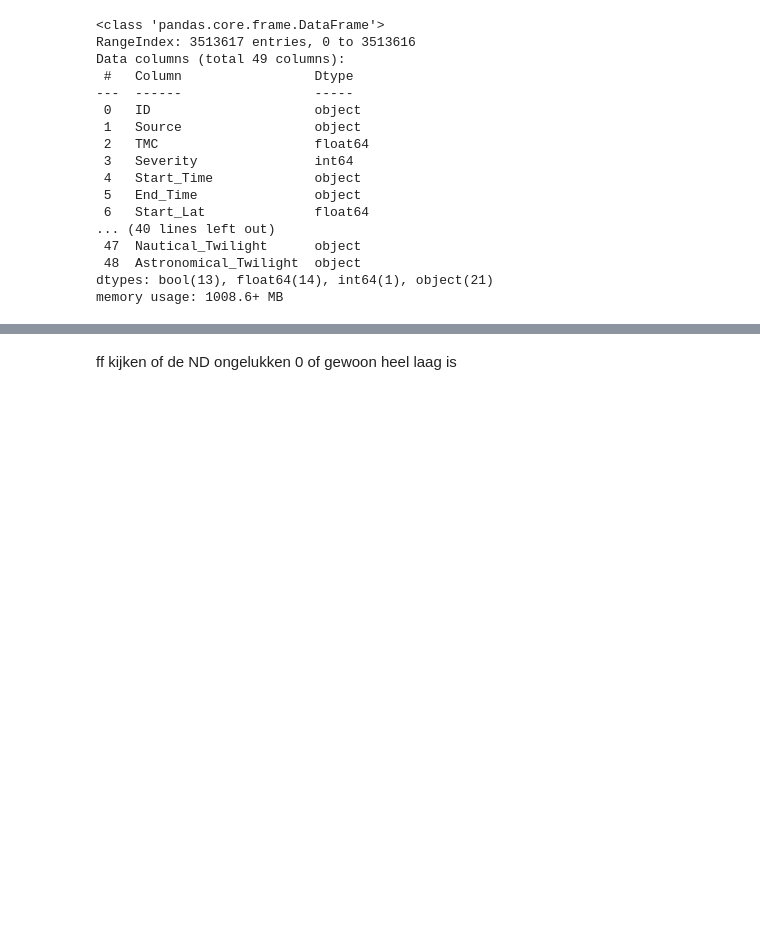
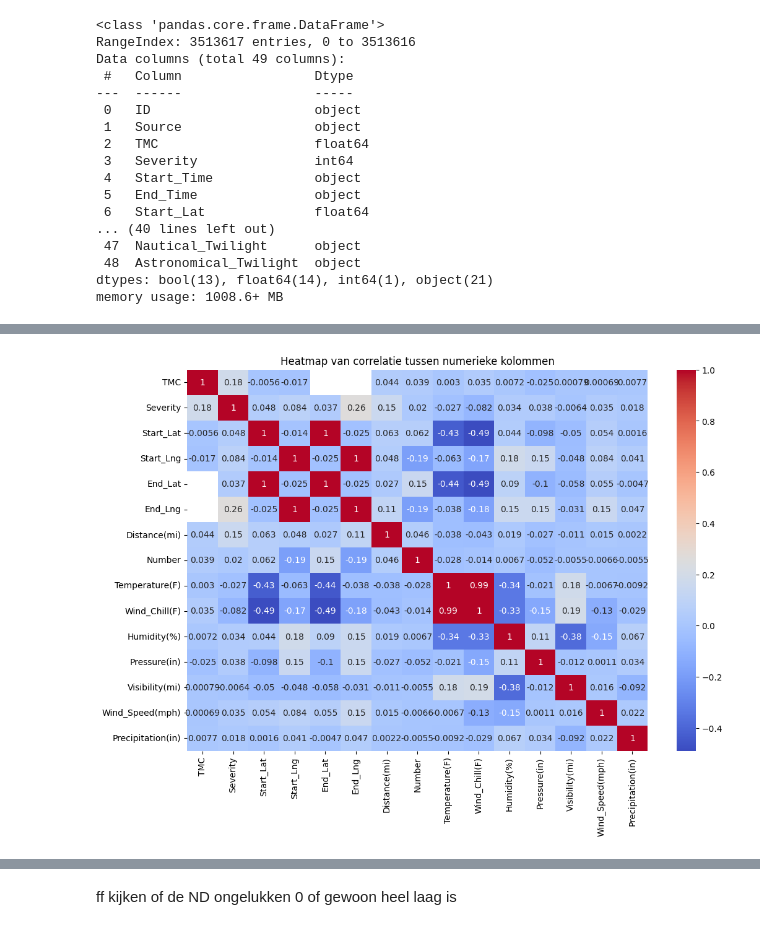
Before and after one commit to IsabelvanDam19/WT_Specialisatie, a Jupyter notebook: Beetje dingen enzo.ipynb, the cells around one changed output, grey strips where cells are left out. Cells and saved outputs as stored; diff of their text form; code cells hidden in the pictures; blank space fills up the shorter version.

```diff
--- a/Beetje dingen enzo.ipynb
+++ b/Beetje dingen enzo.ipynb
@@ -65,0 +205,12 @@ memory usage: 1008.6+ MB
+# %%
+# Correlatiematrix voor numerieke kolommen
+numerical_columns = df.select_dtypes(include=['float64', 'int64'])
+correlation_matrix = numerical_columns.corr()
+
+# Heatmap van de correlatiematrix
+plt.figure(figsize=(12, 8))
+sns.heatmap(correlation_matrix, annot=True, cmap='coolwarm')
+plt.title('Heatmap van correlatie tussen numerieke kolommen')
+plt.show()
+# %% [output]
+[figure, added]
```
Also changed, not shown: parts of 14 cells of this notebook.
